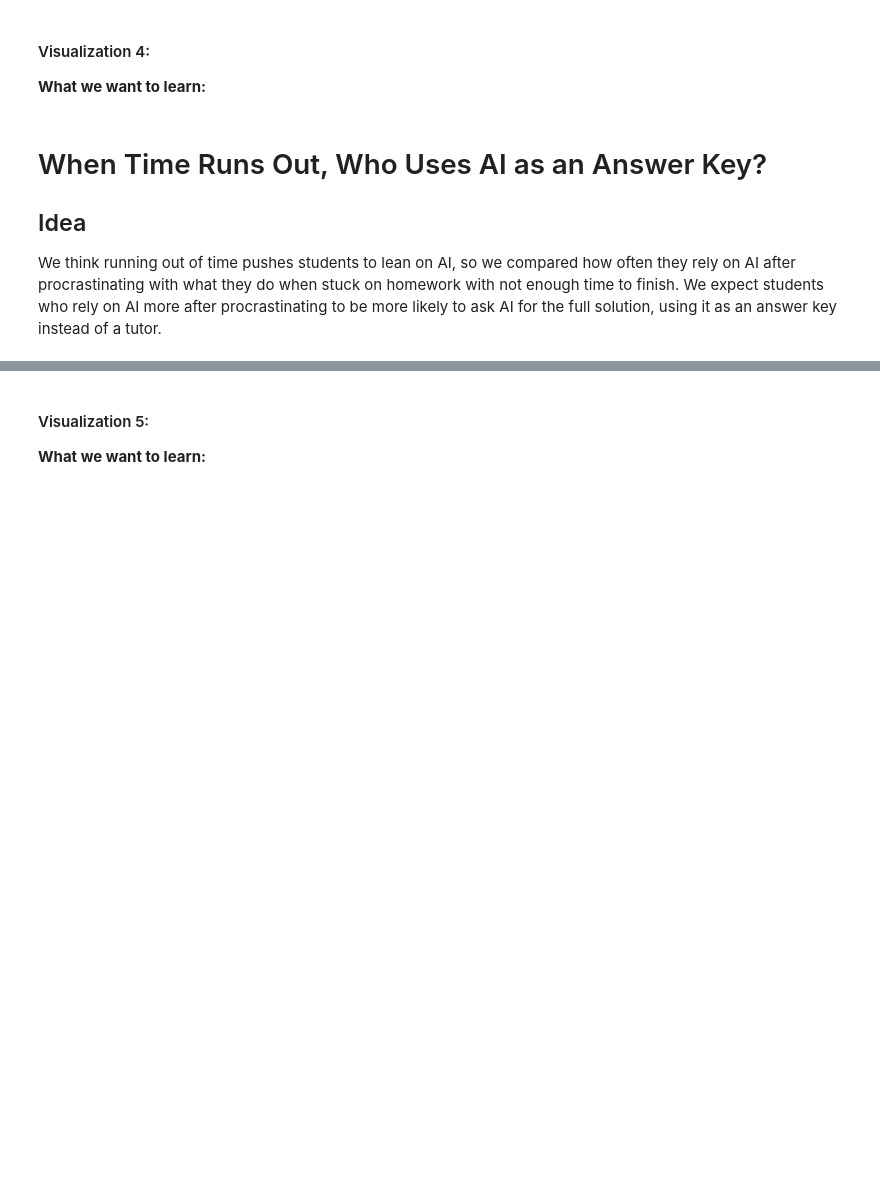
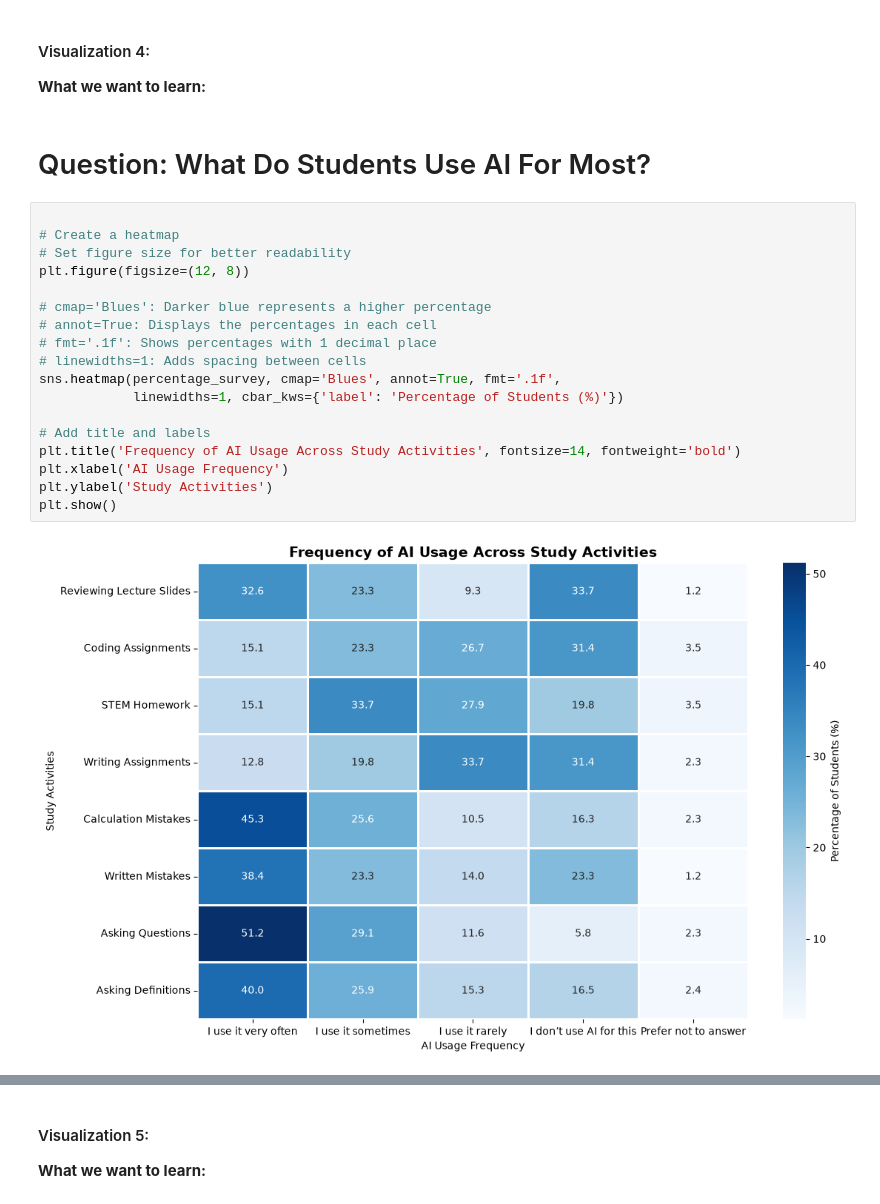
Before and after one commit to jorgencarbajal/cs105_mini_project, a Jupyter notebook: src/main.ipynb, the cells around one changed output, grey strips where cells are left out. Saved outputs shown, nothing was run; the diff lists cells and outputs as text; blank space fills up the shorter version.

```diff
--- a/src/main.ipynb
+++ b/src/main.ipynb
@@ -65,10 +555,26 @@ We compared what students do after being stuck on a homework problem for 15 minu
 
 **What we want to learn:**
 # %% [markdown]
-# When Time Runs Out, Who Uses AI as an Answer Key?
-
-## Idea
-
-We think running out of time pushes students to lean on AI, so we compared how often they rely on AI after procrastinating with what they do when stuck on homework with not enough time to finish. We expect students who rely on AI more after procrastinating to be more likely to ask AI for the full solution, using it as an answer key instead of a tutor.
+# Question: What Do Students Use AI For Most?
+# %%
+
+# Create a heatmap
+# Set figure size for better readability
+plt.figure(figsize=(12, 8))
+
+# cmap='Blues': Darker blue represents a higher percentage
+# annot=True: Displays the percentages in each cell
+# fmt='.1f': Shows percentages with 1 decimal place
+# linewidths=1: Adds spacing between cells
+sns.heatmap(percentage_survey, cmap='Blues', annot=True, fmt='.1f',
+            linewidths=1, cbar_kws={'label': 'Percentage of Students (%)'})
+
+# Add title and labels
+plt.title('Frequency of AI Usage Across Study Activities', fontsize=14, fontweight='bold')
+plt.xlabel('AI Usage Frequency')
+plt.ylabel('Study Activities')
+plt.show()
+# %% [output]
+[figure, added]
 # %% [markdown]
 **Interpretation:**
```
Also changed, not shown: parts of 31 cells of this notebook, 4 other files.
